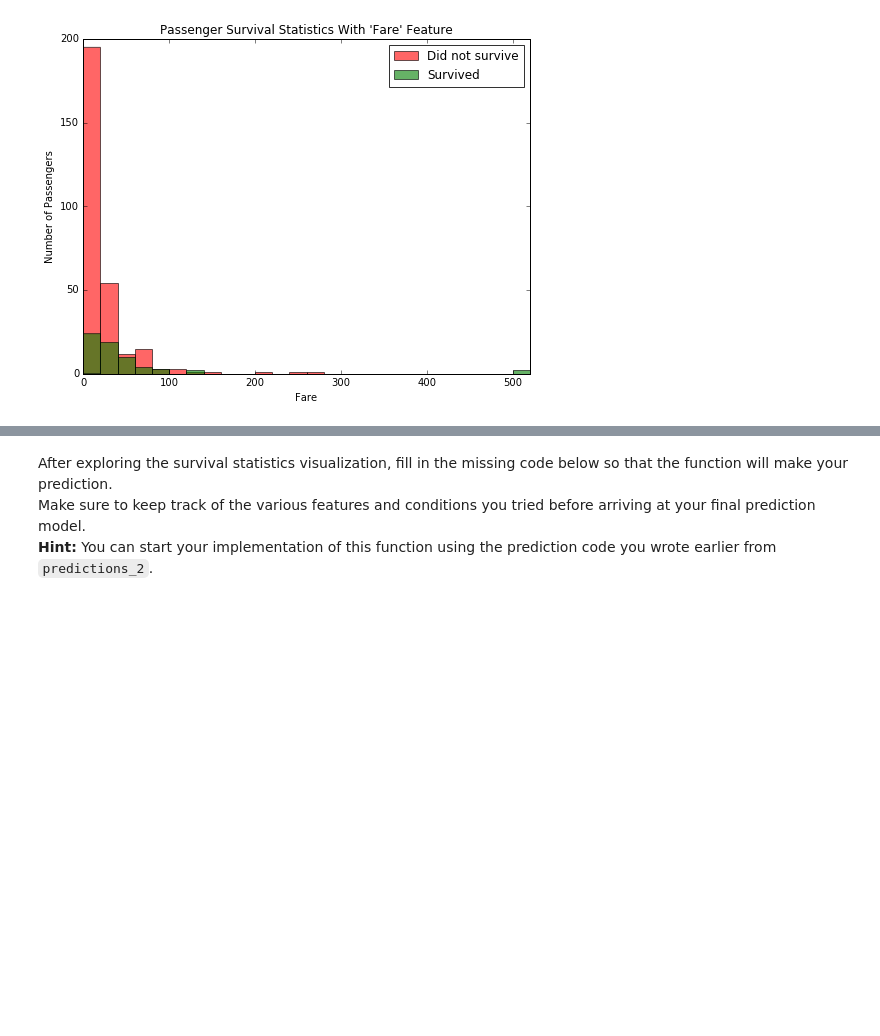
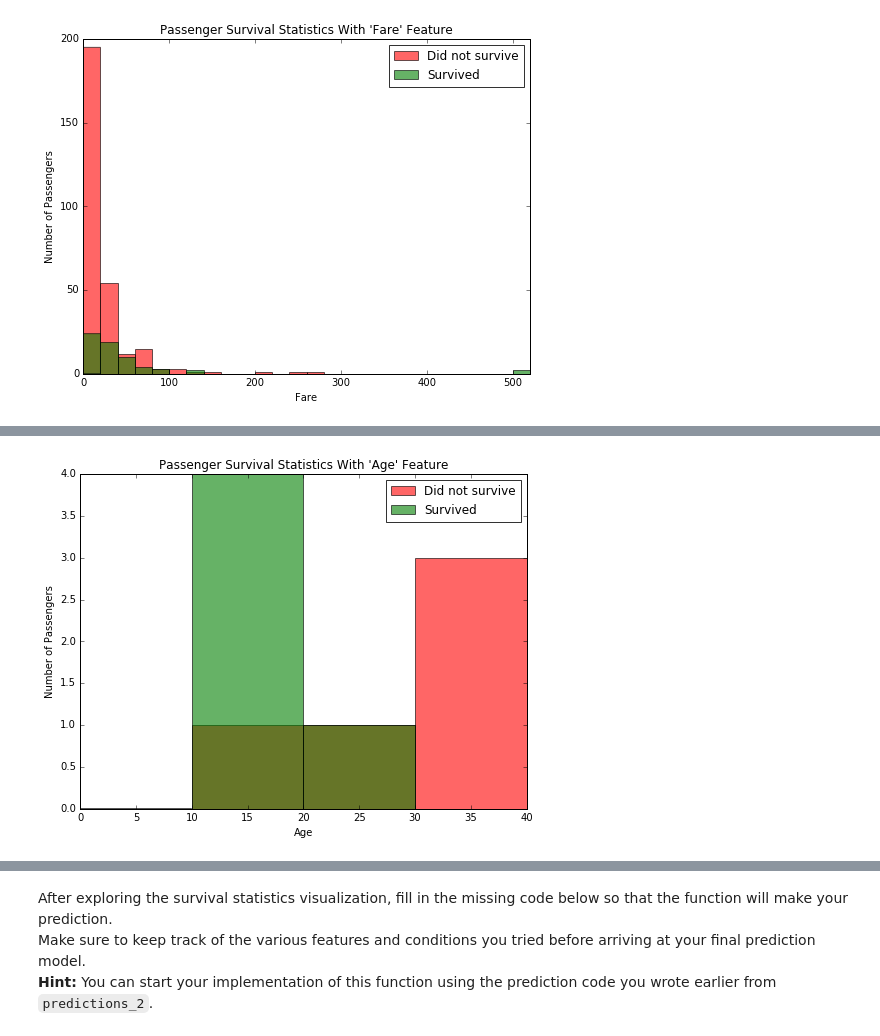
Before and after one commit to Huangjantson/UdacityMLNP, a Jupyter notebook: titanic_survival_exploration/Titanic_Survival_Exploration.ipynb, the cells around one changed output, grey strips where cells are left out. Saved outputs shown, nothing was run; the diff lists cells and outputs as text; code cells hidden in the pictures; blank space fills up the shorter version.

```diff
--- a/titanic_survival_exploration/Titanic_Survival_Exploration.ipynb
+++ b/titanic_survival_exploration/Titanic_Survival_Exploration.ipynb
@@ -249,0 +258,4 @@ survival_stats(data, outcomes, 'Fare', ["Sex == 'male'","Age > 20"])
+# %%
+survival_stats(data, outcomes, 'Age', ["Sex == 'female'","Pclass == 3","Embarked == Q"])
+# %% [output]
+[figure, added]
```
Also changed, not shown: parts of 13 cells of this notebook, 3 other files.
